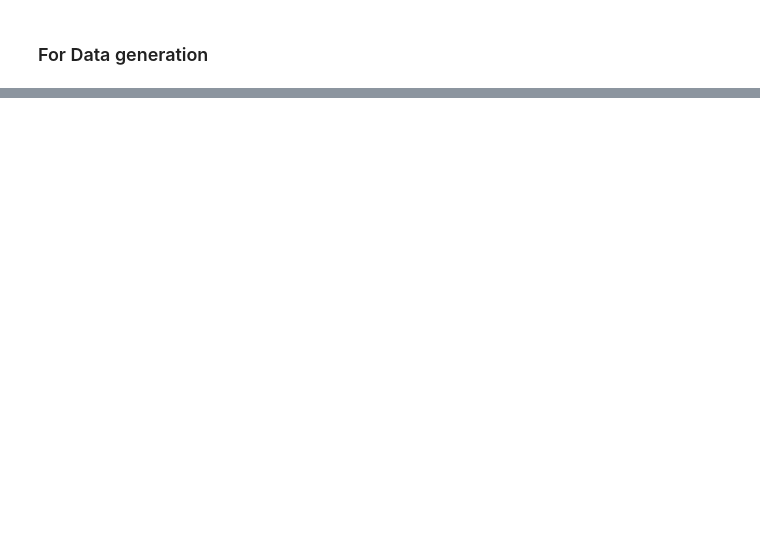
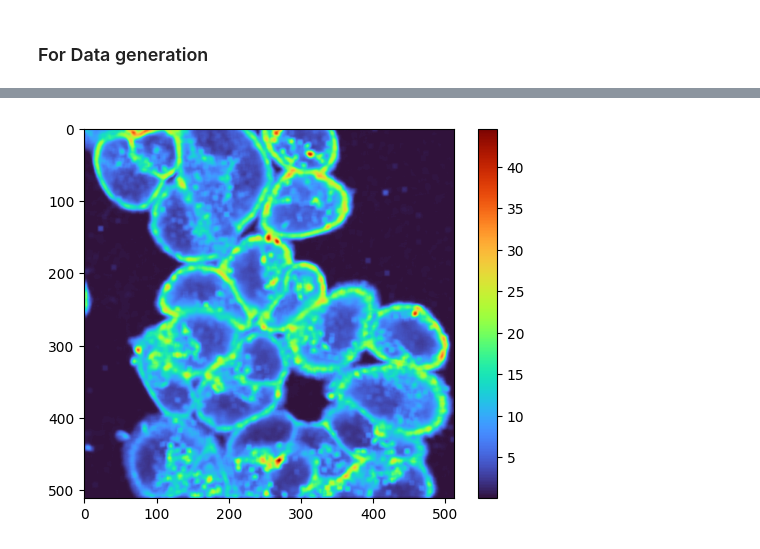
Before and after one commit to bayesflow-org/hierarchical-abi, a Jupyter notebook: problems/FLI/DataGen_HBI-V1_microscopy.ipynb, the cells around one changed output, grey strips where cells are left out. Cells and saved outputs as stored; diff of their text form; code cells hidden in the pictures; blank space fills up the shorter version.

```diff
--- a/problems/FLI/DataGen_HBI-V1_microscopy.ipynb
+++ b/problems/FLI/DataGen_HBI-V1_microscopy.ipynb
@@ -303,3 +328,11 @@ test = real_data[0].reshape(-1, 256)
 test.sum(axis=1).max()
 # %%
 test[test.sum(axis=1) > 0].shape
+# %%
+binned_data = np.load('exp_binned_data.npy')
+# %%
+plt.imshow(np.mean(binned_data, axis=-1), cmap='turbo')
+plt.colorbar()
+plt.show()
+# %% [output]
+[figure, added]
```
Also changed, not shown: parts of 8 cells of this notebook, 3 other files.
